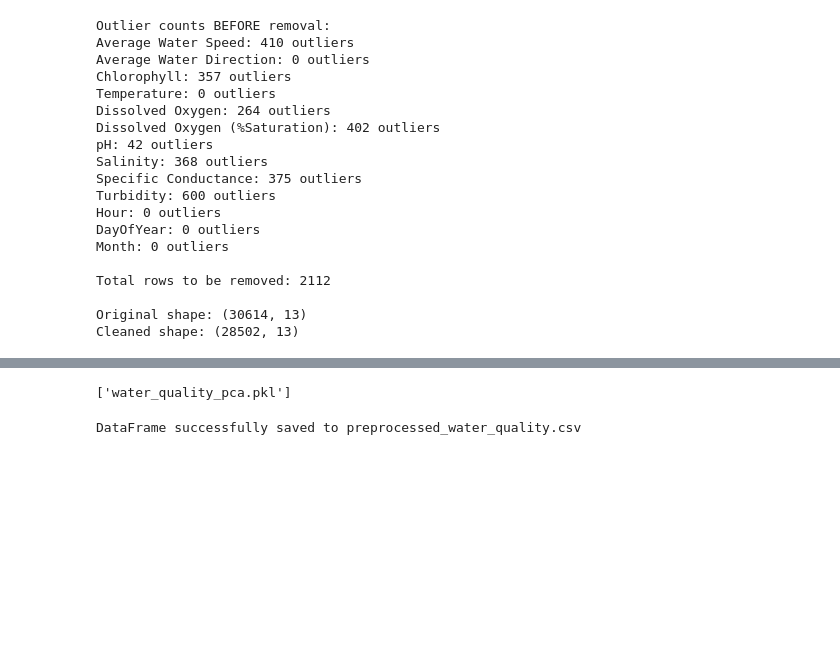
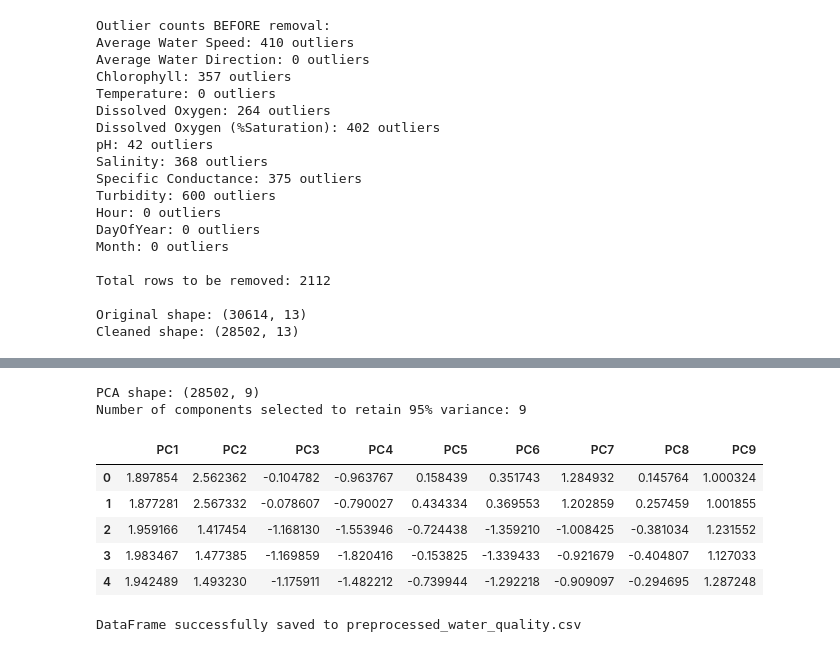
Before and after one commit to lapsapthong-16/cluster-water, a Jupyter notebook: preprocess-water.ipynb, the cells around one changed output, grey strips where cells are left out. Drawn from its saved outputs; the diff is of its cells as text; code cells hidden in the pictures; blank space fills up the shorter version.

```diff
--- a/preprocess-water.ipynb
+++ b/preprocess-water.ipynb
@@ -315,12 +322,0 @@ joblib.dump(scaler, 'water_quality_scaler.pkl')
-# %%
-from sklearn.decomposition import PCA
-import pandas as pd
-# Perform PCA
-pca = PCA(n_components=0.95)
-df = pca.fit_transform(df)
-df = pd.DataFrame(df)  # Use the original column names
-df.shape
-
-joblib.dump(pca, 'water_quality_pca.pkl')
-# %% [output]
-['water_quality_pca.pkl']
@@ -327,3 +325,45 @@ joblib.dump(pca, 'water_quality_pca.pkl')
+# %%
+# from sklearn.decomposition import PCA
+# import pandas as pd
+
+# # Perform PCA with fixed number of components
+# pca = PCA(n_components=8)
+# df_pca = pca.fit_transform(df)
+
+# # Convert to DataFrame with proper column names
+# df_pca = pd.DataFrame(df_pca, columns=[f'PC{i+1}' for i in range(8)])
+
+# # Check shape to confirm 8 components
+# print(df_pca.shape)
+
+from sklearn.decomposition import PCA
+import pandas as pd
+
+# Perform PCA to retain 95% of explained variance
+pca = PCA(n_components=0.95)
+df_pca = pca.fit_transform(df)
+
+# Get number of components selected automatically
+n_components = pca.n_components_
+
+# Convert to DataFrame with appropriate column names
+df_pca = pd.DataFrame(df_pca, columns=[f'PC{i+1}' for i in range(n_components)])
+
+# Confirm shape of PCA-transformed data
+print(f"PCA shape: {df_pca.shape}")
+print(f"Number of components selected to retain 95% variance: {n_components}")
+# %% [output]
+PCA shape: (28502, 9)
+Number of components selected to retain 95% variance: 9
+# %%
+df_pca.head()
+# %% [output]
+|  | PC1 | PC2 | PC3 | PC4 | PC5 | PC6 | PC7 | PC8 | PC9 |
+| 0 | 1.897854 | 2.562362 | -0.104782 | -0.963767 | 0.158439 | 0.351743 | 1.284932 | 0.145764 | 1.000324 |
+| 1 | 1.877281 | 2.567332 | -0.078607 | -0.790027 | 0.434334 | 0.369553 | 1.202859 | 0.257459 | 1.001855 |
+| 2 | 1.959166 | 1.417454 | -1.168130 | -1.553946 | -0.724438 | -1.359210 | -1.008425 | -0.381034 | 1.231552 |
+| 3 | 1.983467 | 1.477385 | -1.169859 | -1.820416 | -0.153825 | -1.339433 | -0.921679 | -0.404807 | 1.127033 |
+| 4 | 1.942489 | 1.493230 | -1.175911 | -1.482212 | -0.739944 | -1.292218 | -0.909097 | -0.294695 | 1.287248 |
 # %%
 # Specify the file path and name
 name = 'preprocessed_water_quality.csv'
```
Also changed, not shown: parts of 4 cells of this notebook, 3 other files.
